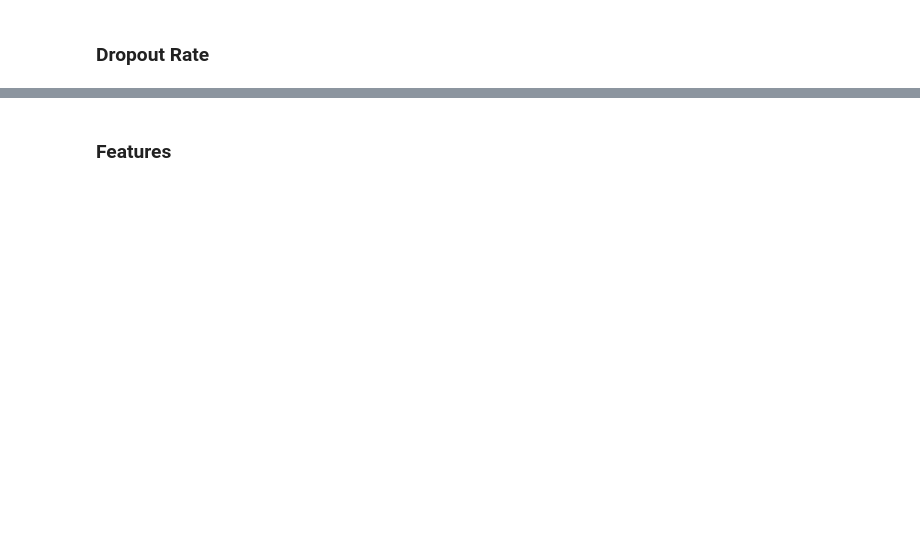
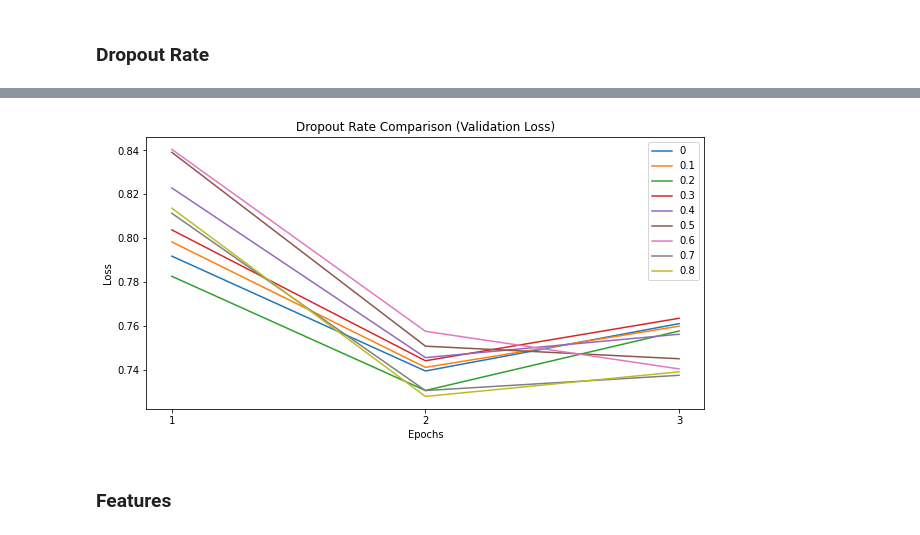
Before and after one commit to pedromiglou/Musical_Genre_Detection, a Jupyter notebook: LSTM.ipynb, the cells around one changed output, grey strips where cells are left out. Cells and saved outputs as stored; diff of their text form; code cells hidden in the pictures; blank space fills up the shorter version.

```diff
--- a/LSTM.ipynb
+++ b/LSTM.ipynb
@@ -193,5 +254,7 @@ plot_accuracy_comparison(acc, "Learning Rate Comparison (Validation Accuracy)",
 # %%
-plot_loss_comparison(loss, "Learning Rate Comparison (Validation Loss)", dropout_rates)
+plot_loss_comparison(loss, "Dropout Rate Comparison (Validation Loss)", dropout_rates)
+# %% [output]
+[figure, added]
 # %% [markdown]
 ### Features
 # %%
```
Also changed, not shown: parts of 20 cells of this notebook.
